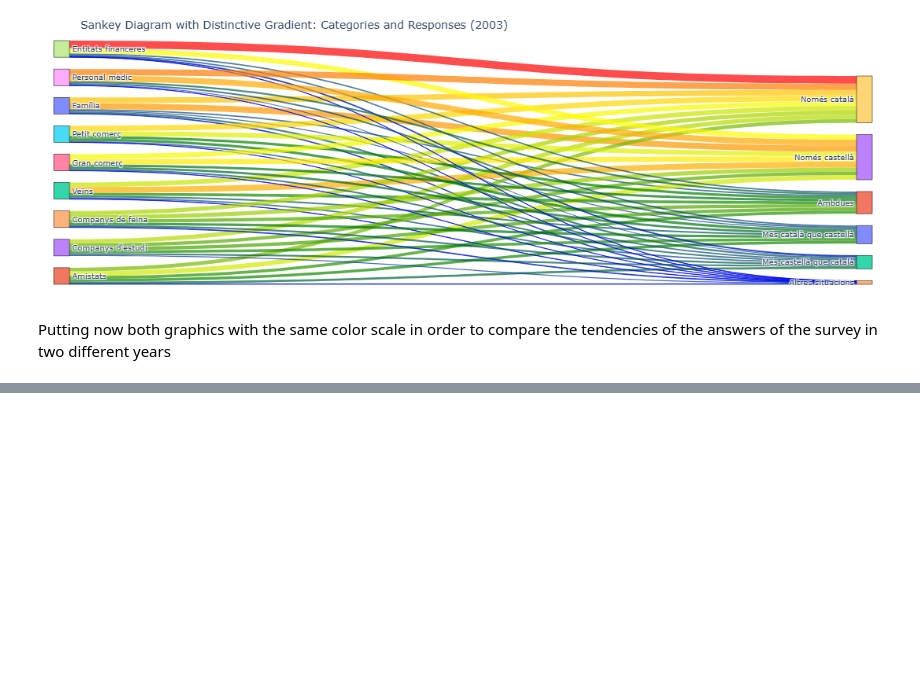
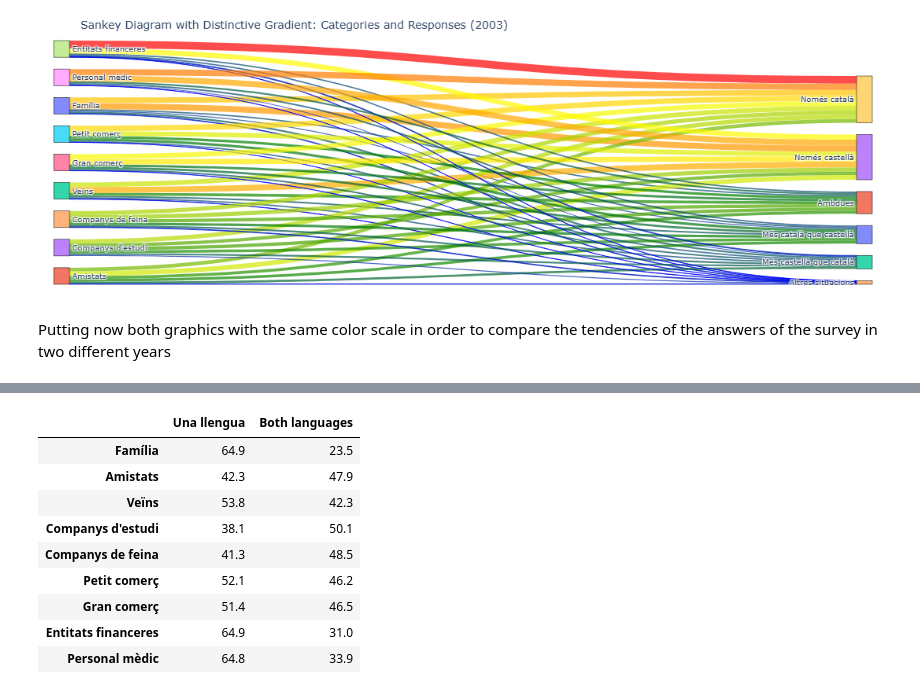
Before and after one commit to GuifreRamos/LlenguaCatalana, a Jupyter notebook: Guifre.ipynb, the cells around one changed output, grey strips where cells are left out. Cells and saved outputs as stored; diff of their text form; code cells hidden in the pictures; blank space fills up the shorter version.

```diff
--- a/Guifre.ipynb
+++ b/Guifre.ipynb
@@ -701,0 +726,13 @@ fig_2018.show()
+# %%
+df_extremes2018
+# %% [output]
+|  | Una llengua | Both languages |
+| Família | 64.9 | 23.5 |
+| Amistats | 42.3 | 47.9 |
+| Veïns | 53.8 | 42.3 |
+| Companys d'estudi | 38.1 | 50.1 |
+| Companys de feina | 41.3 | 48.5 |
+| Petit comerç | 52.1 | 46.2 |
+| Gran comerç | 51.4 | 46.5 |
+| Entitats financeres | 64.9 | 31.0 |
+| Personal mèdic | 64.8 | 33.9 |
```
Also changed, not shown: parts of 6 cells of this notebook.
